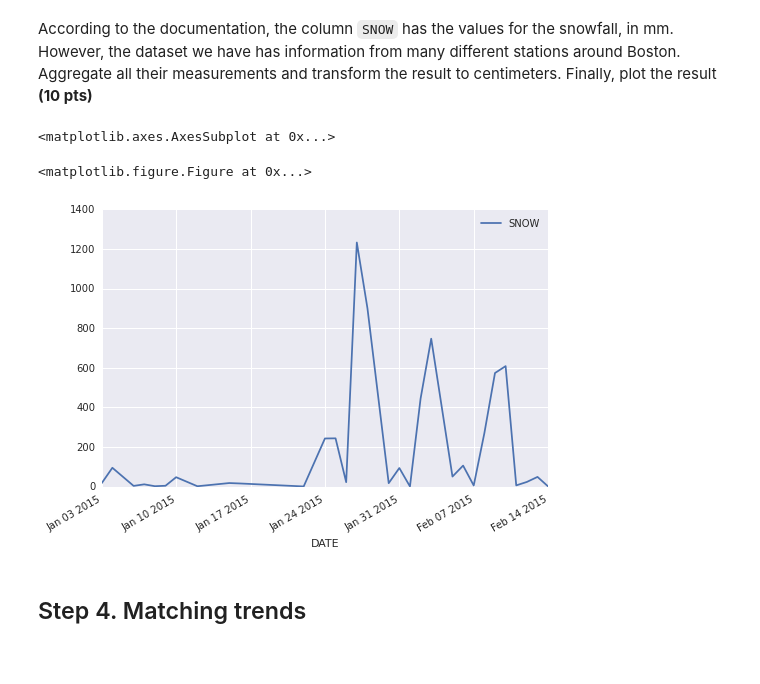
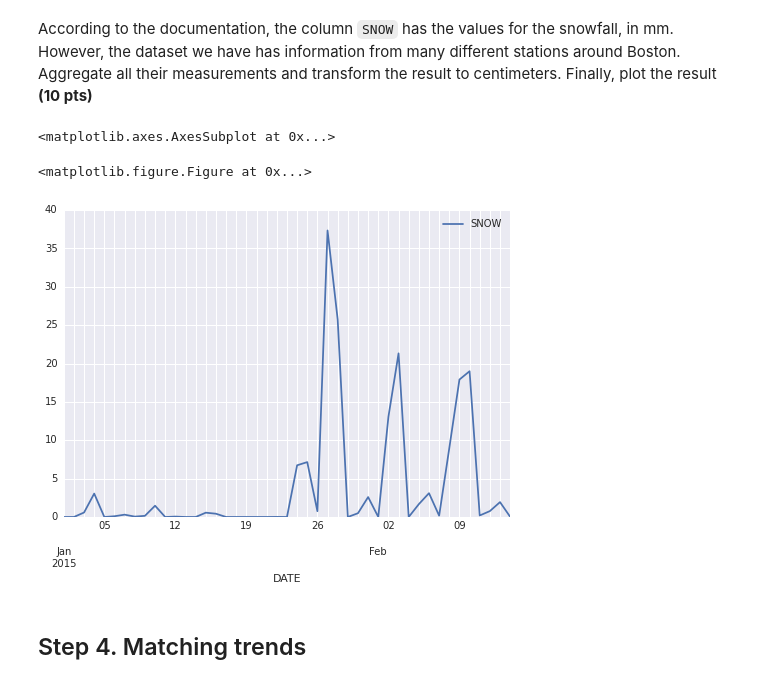
Before and after one commit to rchurch4/spring-2015-homeworks, a Jupyter notebook: submissions/Homework-2/2.Pandas-in-Boston.ipynb, the cells around one changed output. Saved outputs shown, nothing was run; the diff lists cells and outputs as text; code cells hidden in the pictures.

```diff
--- a/submissions/Homework-2/2.Pandas-in-Boston.ipynb
+++ b/submissions/Homework-2/2.Pandas-in-Boston.ipynb
@@ -306,24 +306,24 @@ According to the documentation, the column `SNOW` has the values for the snowfal
 # %%
 # Write your code here
 
 snow_data = snow_data[snow_data.SNOW > -1]
 
-grouped = snow_data.groupby([pd.Grouper(key='DATE', freq='1d')])
+snow = snow_data.groupby([pd.Grouper(key='DATE', freq='1d')])
 
-grouped = grouped.agg('sum')
+snow = snow.agg('mean')
 
-grouped = grouped.drop(grouped.columns[0], axis=1)
+snow = snow.drop(snow.columns[0], axis=1)
 
-grouped = grouped.apply(lambda x: x/10)
+snow = snow.apply(lambda x: x/10)
 
 #print grouped
 
 plt.figure()
 grouped.plot()
 # %% [output]
 <matplotlib.axes.AxesSubplot at 0x...>
 <matplotlib.figure.Figure at 0x...>
-[figure, old version]
+[figure, new version]
 # %% [markdown]
 ## Step 4. Matching trends
 # %% [markdown]
```
